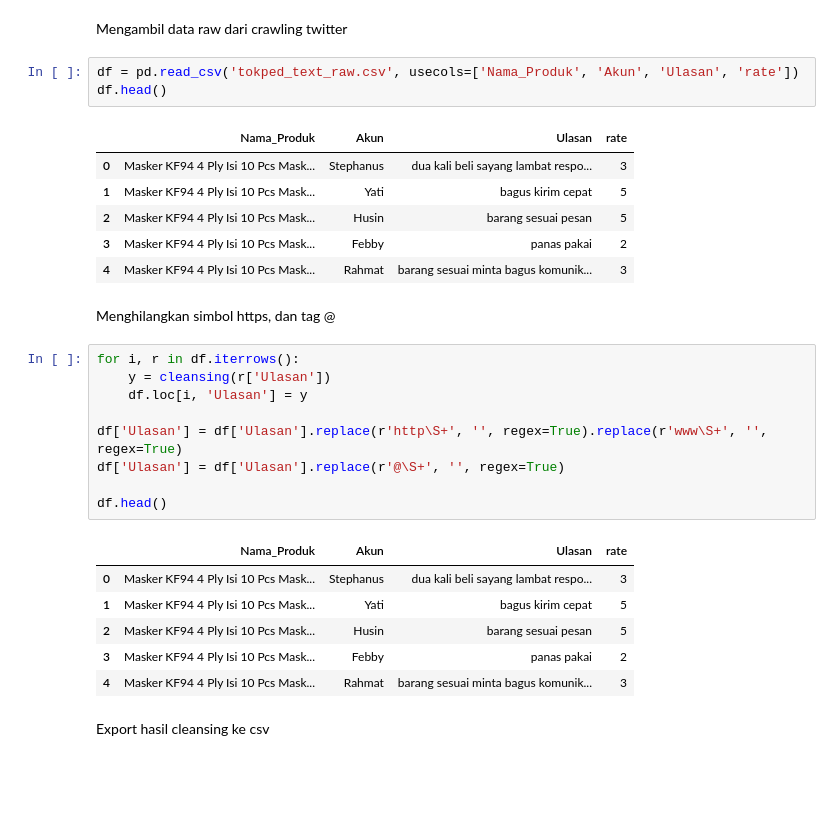
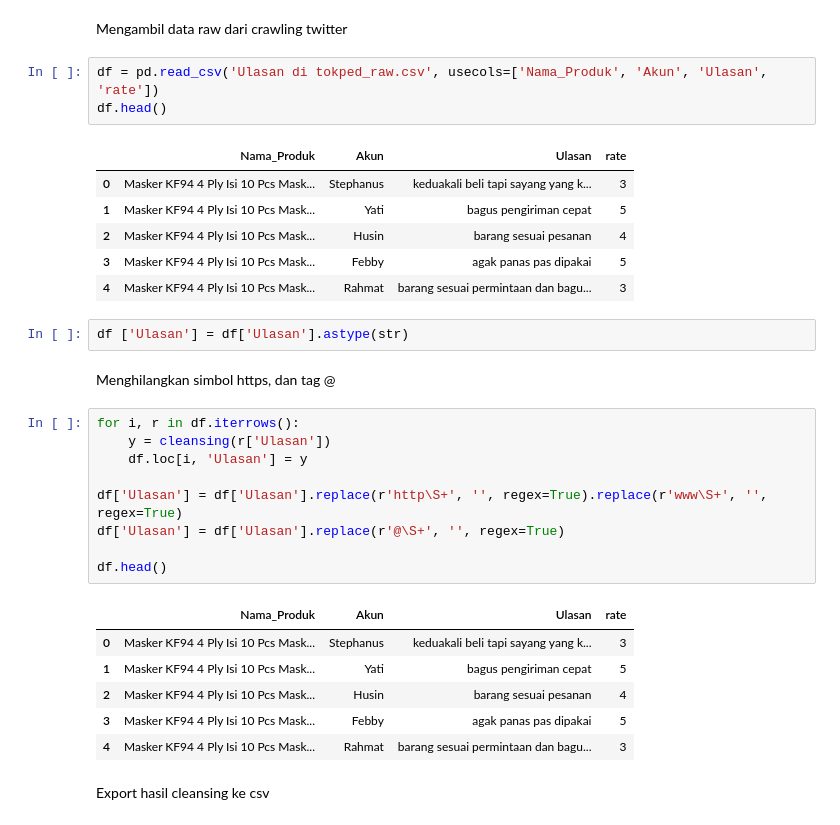
Before and after one commit to zulfanaliy/TM, a Jupyter notebook: cleansing_data_tokped.ipynb, the cells around one changed output. Drawn from its saved outputs; the diff is of its cells as text; blank space fills up the shorter version.

```diff
--- a/cleansing_data_tokped.ipynb
+++ b/cleansing_data_tokped.ipynb
@@ -55,15 +68,17 @@ def cleansing(Ulasan) :
 # %% [markdown]
 Mengambil data raw dari crawling twitter
 # %%
-df = pd.read_csv('tokped_text_raw.csv', usecols=['Nama_Produk', 'Akun', 'Ulasan', 'rate'])
+df = pd.read_csv('Ulasan di tokped_raw.csv', usecols=['Nama_Produk', 'Akun', 'Ulasan', 'rate'])
 df.head()
 # %% [output]
 |  | Nama_Produk | Akun | Ulasan | rate |
-| 0 | Masker KF94 4 Ply Isi 10 Pcs Mask... | Stephanus | dua kali beli sayang lambat respo... | 3 |
-| 1 | Masker KF94 4 Ply Isi 10 Pcs Mask... | Yati | bagus kirim cepat | 5 |
-| 2 | Masker KF94 4 Ply Isi 10 Pcs Mask... | Husin | barang sesuai pesan | 5 |
-| 3 | Masker KF94 4 Ply Isi 10 Pcs Mask... | Febby | panas pakai | 2 |
-| 4 | Masker KF94 4 Ply Isi 10 Pcs Mask... | Rahmat | barang sesuai minta bagus komunik... | 3 |
+| 0 | Masker KF94 4 Ply Isi 10 Pcs Mask... | Stephanus | keduakali beli tapi sayang yang k... | 3 |
+| 1 | Masker KF94 4 Ply Isi 10 Pcs Mask... | Yati | bagus pengiriman cepat | 5 |
+| 2 | Masker KF94 4 Ply Isi 10 Pcs Mask... | Husin | barang sesuai pesanan | 4 |
+| 3 | Masker KF94 4 Ply Isi 10 Pcs Mask... | Febby | agak panas pas dipakai | 5 |
+| 4 | Masker KF94 4 Ply Isi 10 Pcs Mask... | Rahmat | barang sesuai permintaan dan bagu... | 3 |
+# %%
+df ['Ulasan'] = df['Ulasan'].astype(str)
 # %% [markdown]
 Menghilangkan simbol https, dan tag @
 # %%
@@ -77,11 +92,11 @@ df['Ulasan'] = df['Ulasan'].replace(r'@\S+', '', regex=True)
 df.head()
 # %% [output]
 |  | Nama_Produk | Akun | Ulasan | rate |
-| 0 | Masker KF94 4 Ply Isi 10 Pcs Mask... | Stephanus | dua kali beli sayang lambat respo... | 3 |
-| 1 | Masker KF94 4 Ply Isi 10 Pcs Mask... | Yati | bagus kirim cepat | 5 |
-| 2 | Masker KF94 4 Ply Isi 10 Pcs Mask... | Husin | barang sesuai pesan | 5 |
-| 3 | Masker KF94 4 Ply Isi 10 Pcs Mask... | Febby | panas pakai | 2 |
-| 4 | Masker KF94 4 Ply Isi 10 Pcs Mask... | Rahmat | barang sesuai minta bagus komunik... | 3 |
+| 0 | Masker KF94 4 Ply Isi 10 Pcs Mask... | Stephanus | keduakali beli tapi sayang yang k... | 3 |
+| 1 | Masker KF94 4 Ply Isi 10 Pcs Mask... | Yati | bagus pengiriman cepat | 5 |
+| 2 | Masker KF94 4 Ply Isi 10 Pcs Mask... | Husin | barang sesuai pesanan | 4 |
+| 3 | Masker KF94 4 Ply Isi 10 Pcs Mask... | Febby | agak panas pas dipakai | 5 |
+| 4 | Masker KF94 4 Ply Isi 10 Pcs Mask... | Rahmat | barang sesuai permintaan dan bagu... | 3 |
 # %% [markdown]
 Export hasil cleansing ke csv
 # %%
```
Also changed, not shown: parts of 4 cells of this notebook.
